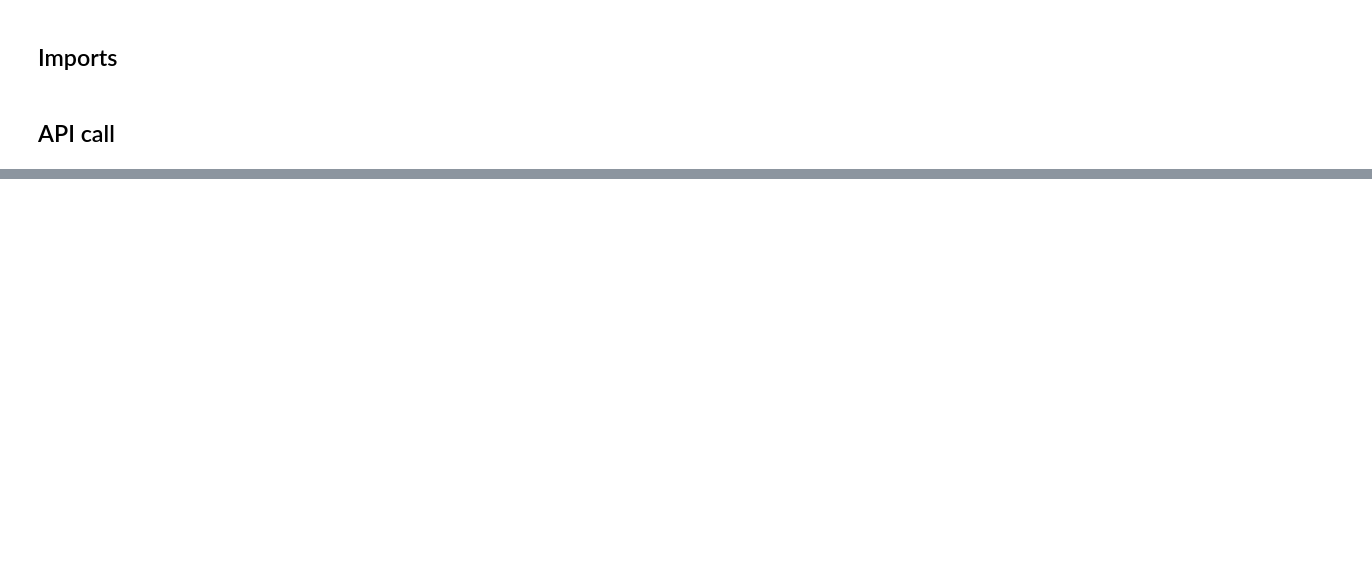
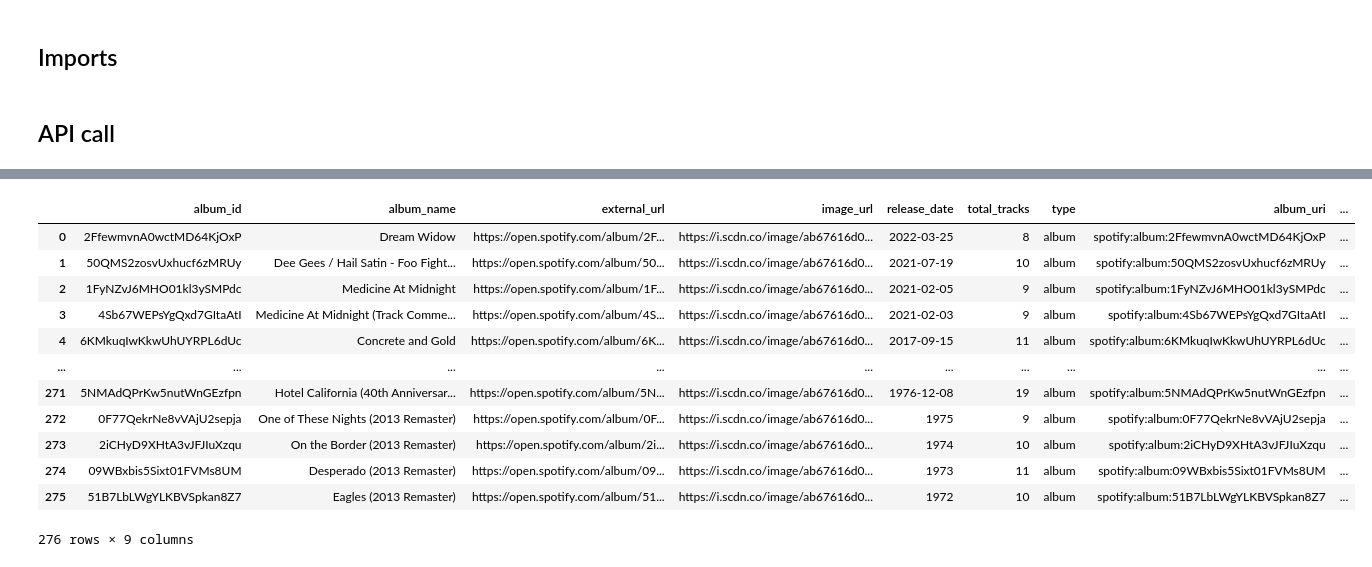
Before and after one commit to vmorenocosta/vanguard_de_project, a Jupyter notebook: submission/notebooks/p1_data_ingestion.ipynb, the cells around one changed output, grey strips where cells are left out. Cells and saved outputs as stored; diff of their text form; code cells hidden in the pictures; blank space fills up the shorter version.

```diff
--- a/submission/notebooks/p1_data_ingestion.ipynb
+++ b/submission/notebooks/p1_data_ingestion.ipynb
@@ -114,0 +58,12 @@ pprint.pprint(results)
+# %%
+def build_album_table(artists_table: pd.DataFrame):
+    """Returns a dataframe of all albums for the artists in the given artists_table, which was generate using build_artist_table."""
+    for i in artists_table.index:
+        artist_uri = artists_table.loc[i, "artist_uri"]
+        artist_id = artists_table.loc[i, "artist_id"]
+        artist_album_table = return_artist_album_table(artist_uri, artist_id)
+        if i == 0:
+            album_table = artist_album_table
+        else:
+            album_table = pd.concat([album_table, artist_album_table])
+    return album_table.reset_index(drop=True)
@@ -114,0 +265,16 @@ pprint.pprint(results)
+# %%
+album_table
+# %% [output]
+|  | album_id | album_name | external_url | image_url | release_date | total_tracks | type | album_uri | ... |
+| 0 | 2FfewmvnA0wctMD64KjOxP | Dream Widow | https://open.spotify.com/album/2F... | https://i.scdn.co/image/ab67616d0... | 2022-03-25 | 8 | album | spotify:album:2FfewmvnA0wctMD64KjOxP | ... |
+| 1 | 50QMS2zosvUxhucf6zMRUy | Dee Gees / Hail Satin - Foo Fight... | https://open.spotify.com/album/50... | https://i.scdn.co/image/ab67616d0... | 2021-07-19 | 10 | album | spotify:album:50QMS2zosvUxhucf6zMRUy | ... |
+| 2 | 1FyNZvJ6MHO01kl3ySMPdc | Medicine At Midnight | https://open.spotify.com/album/1F... | https://i.scdn.co/image/ab67616d0... | 2021-02-05 | 9 | album | spotify:album:1FyNZvJ6MHO01kl3ySMPdc | ... |
+| 3 | 4Sb67WEPsYgQxd7GItaAtI | Medicine At Midnight (Track Comme... | https://open.spotify.com/album/4S... | https://i.scdn.co/image/ab67616d0... | 2021-02-03 | 9 | album | spotify:album:4Sb67WEPsYgQxd7GItaAtI | ... |
+| 4 | 6KMkuqIwKkwUhUYRPL6dUc | Concrete and Gold | https://open.spotify.com/album/6K... | https://i.scdn.co/image/ab67616d0... | 2017-09-15 | 11 | album | spotify:album:6KMkuqIwKkwUhUYRPL6dUc | ... |
+| ... | ... | ... | ... | ... | ... | ... | ... | ... | ... |
+| 271 | 5NMAdQPrKw5nutWnGEzfpn | Hotel California (40th Anniversar... | https://open.spotify.com/album/5N... | https://i.scdn.co/image/ab67616d0... | 1976-12-08 | 19 | album | spotify:album:5NMAdQPrKw5nutWnGEzfpn | ... |
+| 272 | 0F77QekrNe8vVAjU2sepja | One of These Nights (2013 Remaster) | https://open.spotify.com/album/0F... | https://i.scdn.co/image/ab67616d0... | 1975 | 9 | album | spotify:album:0F77QekrNe8vVAjU2sepja | ... |
+| 273 | 2iCHyD9XHtA3vJFJIuXzqu | On the Border (2013 Remaster) | https://open.spotify.com/album/2i... | https://i.scdn.co/image/ab67616d0... | 1974 | 10 | album | spotify:album:2iCHyD9XHtA3vJFJIuXzqu | ... |
+| 274 | 09WBxbis5Sixt01FVMs8UM | Desperado (2013 Remaster) | https://open.spotify.com/album/09... | https://i.scdn.co/image/ab67616d0... | 1973 | 11 | album | spotify:album:09WBxbis5Sixt01FVMs8UM | ... |
+| 275 | 51B7LbLWgYLKBVSpkan8Z7 | Eagles (2013 Remaster) | https://open.spotify.com/album/51... | https://i.scdn.co/image/ab67616d0... | 1972 | 10 | album | spotify:album:51B7LbLWgYLKBVSpkan8Z7 | ... |
+276 rows × 9 columns
```
Also changed, not shown: parts of 31 cells of this notebook, 1 other file.
